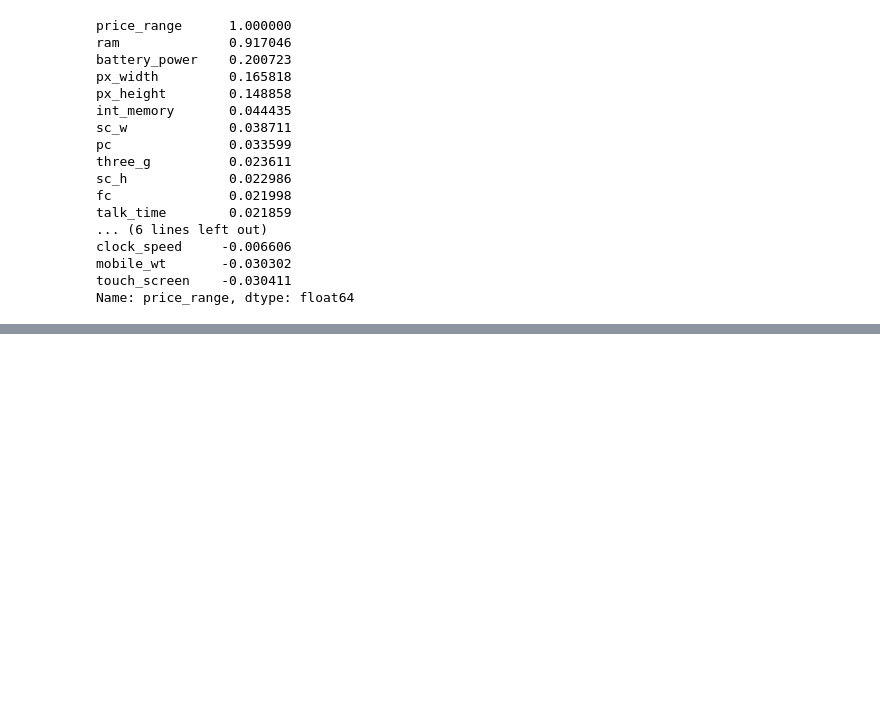
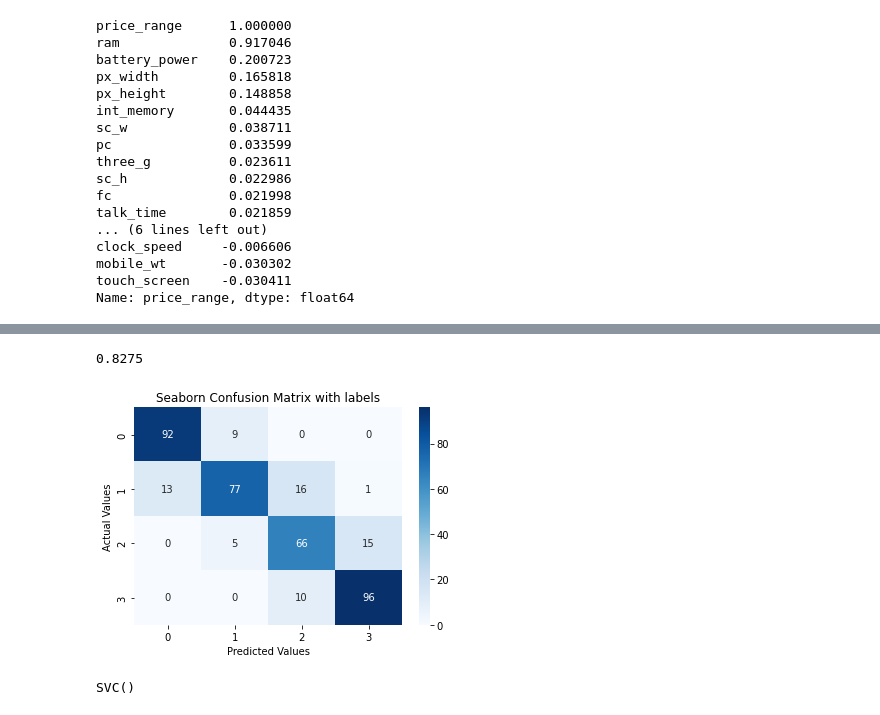
Before and after one commit to Amankr351/Mobile-Price-Range-Prediction, a Jupyter notebook: Mobile_Price_Range_Prediction.ipynb, the cells around one changed output, grey strips where cells are left out. Saved outputs shown, nothing was run; the diff lists cells and outputs as text; code cells hidden in the pictures; blank space fills up the shorter version.

```diff
--- a/Mobile_Price_Range_Prediction.ipynb
+++ b/Mobile_Price_Range_Prediction.ipynb
@@ -232,0 +239,7 @@ col=['price_range','ram','battery_power','px_width','touch_screen']
+# %%
+from sklearn.preprocessing import StandardScaler
+sc = StandardScaler()
+# %%
+#Standardizing the independent variables
+X_train = sc.fit_transform(X_train)
+X_test = sc.fit_transform(X_test)
@@ -232,0 +279,3 @@ col=['price_range','ram','battery_power','px_width','touch_screen']
+# %%
+dtc = DecisionTreeClassifier()
+dtc.fit(X_train , Y_train)
@@ -232,0 +284,3 @@ col=['price_range','ram','battery_power','px_width','touch_screen']
+# %%
+pred = dtc.predict(X_test)
+pred
@@ -232,0 +307,20 @@ col=['price_range','ram','battery_power','px_width','touch_screen']
+# %%
+from sklearn.metrics import accuracy_score, confusion_matrix
+dtc_acc = accuracy_score(pred,Y_test)
+print(dtc_acc)
+# %% [output]
+0.8275
+# %%
+cf_matrix1 = confusion_matrix(pred,Y_test)
+sns.heatmap(cf_matrix1, annot=True, cmap='Blues')
+plt.title("Seaborn Confusion Matrix with labels")
+plt.xlabel('Predicted Values')
+plt.ylabel('Actual Values')
+plt.show()
+# %% [output]
+[figure, added]
+# %%
+svc=SVC()
+svc.fit(X_train,Y_train)
+# %% [output]
+SVC()
```
Also changed, not shown: parts of 19 cells of this notebook.
